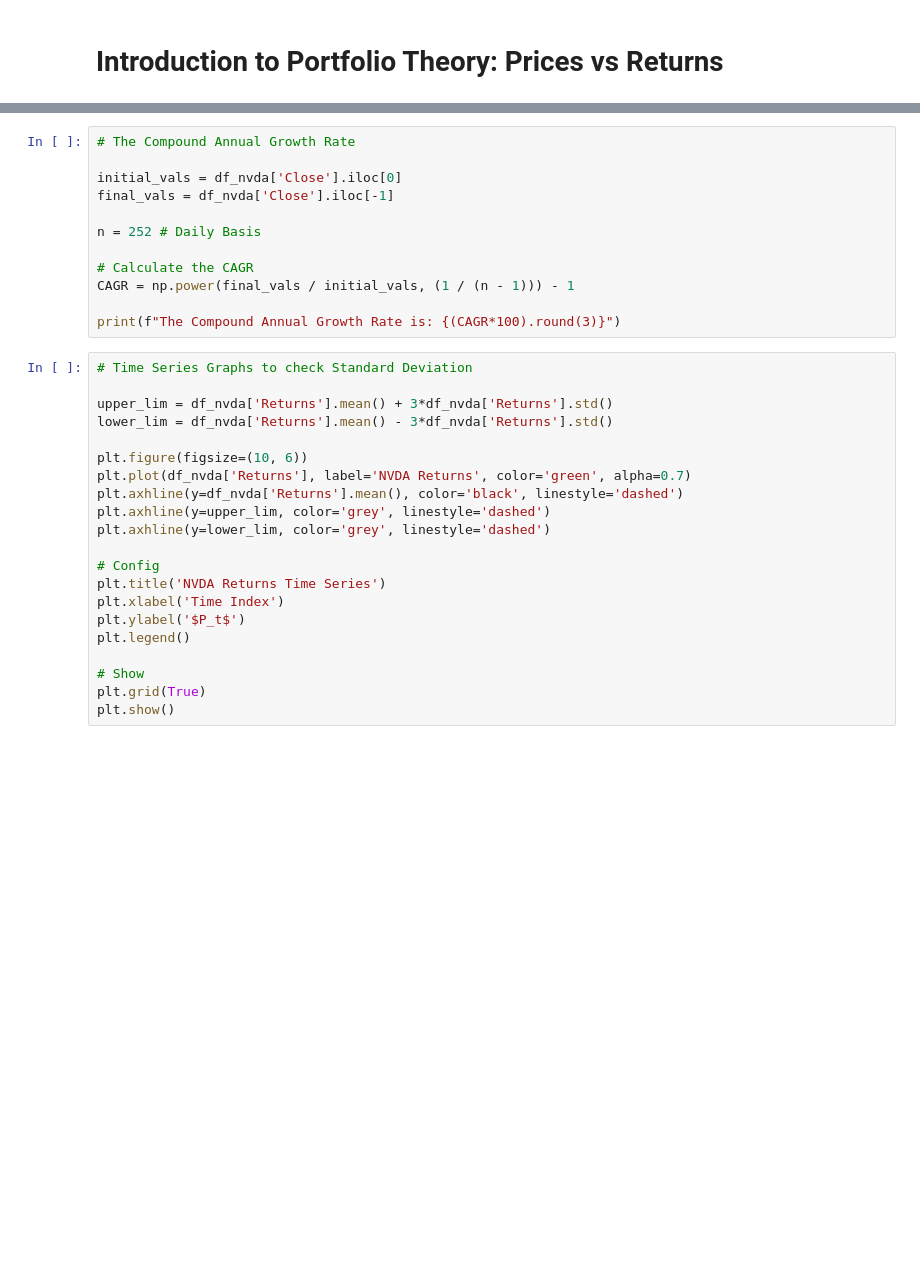
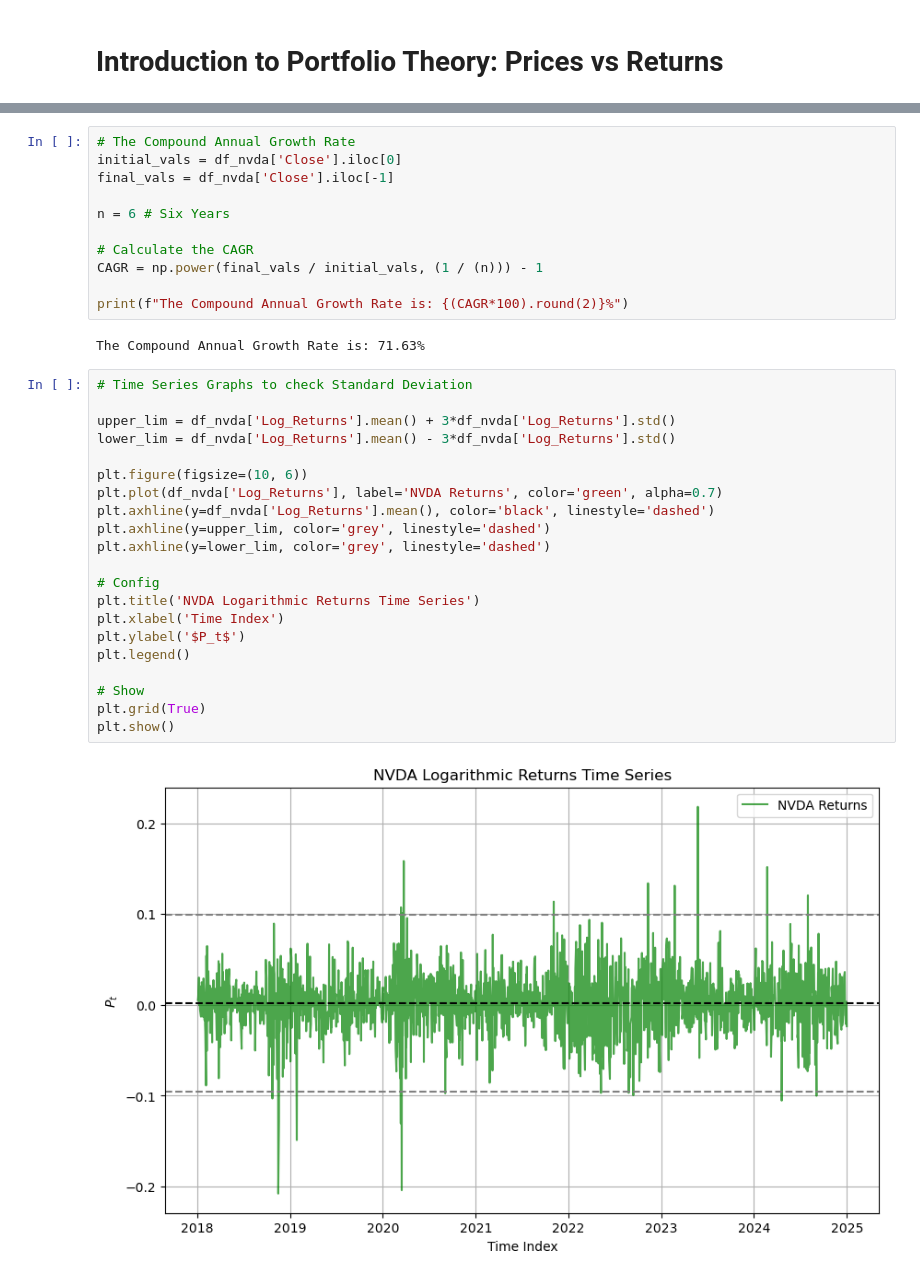
Before and after one commit to dan-the-quant/DTQ-Portfolio_Management_Course, a Jupyter notebook: Module 1 - Introduction/Module1.1.ipynb, the cells around one changed output, grey strips where cells are left out. Saved outputs shown, nothing was run; the diff lists cells and outputs as text; blank space fills up the shorter version.

```diff
--- a/Module 1 - Introduction/Module1.1.ipynb
+++ b/Module 1 - Introduction/Module1.1.ipynb
@@ -153,36 +343,39 @@ c_rets
 # %%
 # The Compound Annual Growth Rate
-
 initial_vals = df_nvda['Close'].iloc[0]
 final_vals = df_nvda['Close'].iloc[-1]
 
-n = 252 # Daily Basis
+n = 6 # Six Years
 
 # Calculate the CAGR
-CAGR = np.power(final_vals / initial_vals, (1 / (n - 1))) - 1
+CAGR = np.power(final_vals / initial_vals, (1 / (n))) - 1
 
-print(f"The Compound Annual Growth Rate is: {(CAGR*100).round(3)}")
+print(f"The Compound Annual Growth Rate is: {(CAGR*100).round(2)}%")
+# %% [output]
+The Compound Annual Growth Rate is: 71.63%
 # %%
 # Time Series Graphs to check Standard Deviation
 
-upper_lim = df_nvda['Returns'].mean() + 3*df_nvda['Returns'].std()
-lower_lim = df_nvda['Returns'].mean() - 3*df_nvda['Returns'].std()
+upper_lim = df_nvda['Log_Returns'].mean() + 3*df_nvda['Log_Returns'].std()
+lower_lim = df_nvda['Log_Returns'].mean() - 3*df_nvda['Log_Returns'].std()
 
 plt.figure(figsize=(10, 6))
-plt.plot(df_nvda['Returns'], label='NVDA Returns', color='green', alpha=0.7)
-plt.axhline(y=df_nvda['Returns'].mean(), color='black', linestyle='dashed')
+plt.plot(df_nvda['Log_Returns'], label='NVDA Returns', color='green', alpha=0.7)
+plt.axhline(y=df_nvda['Log_Returns'].mean(), color='black', linestyle='dashed')
 plt.axhline(y=upper_lim, color='grey', linestyle='dashed')
 plt.axhline(y=lower_lim, color='grey', linestyle='dashed')
 
 # Config
-plt.title('NVDA Returns Time Series')
+plt.title('NVDA Logarithmic Returns Time Series')
 plt.xlabel('Time Index')
 plt.ylabel('$P_t$')
 plt.legend()
 
 # Show
 plt.grid(True)
 plt.show()
+# %% [output]
+[figure, added]
 # %%
 # Create a Histogram of Prices
 
```
Also changed, not shown: parts of 42 cells of this notebook, 22 other files.
